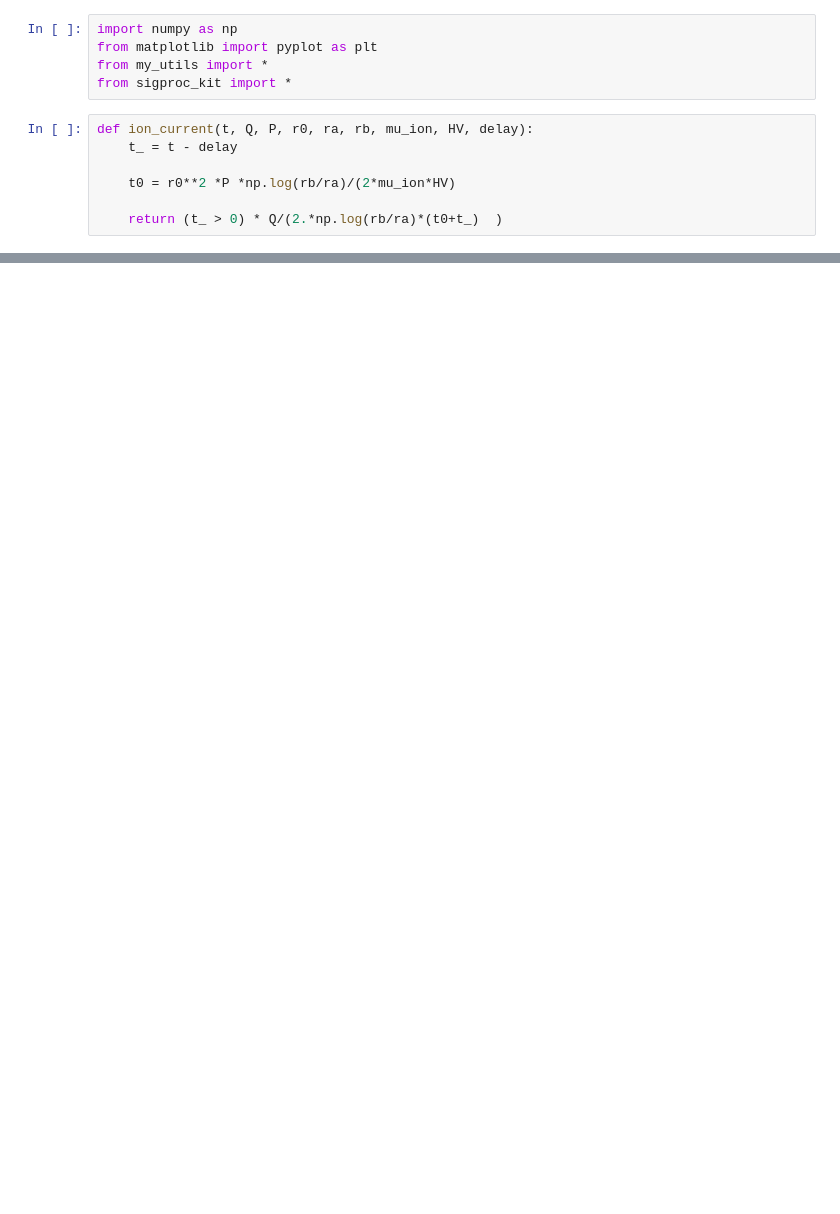
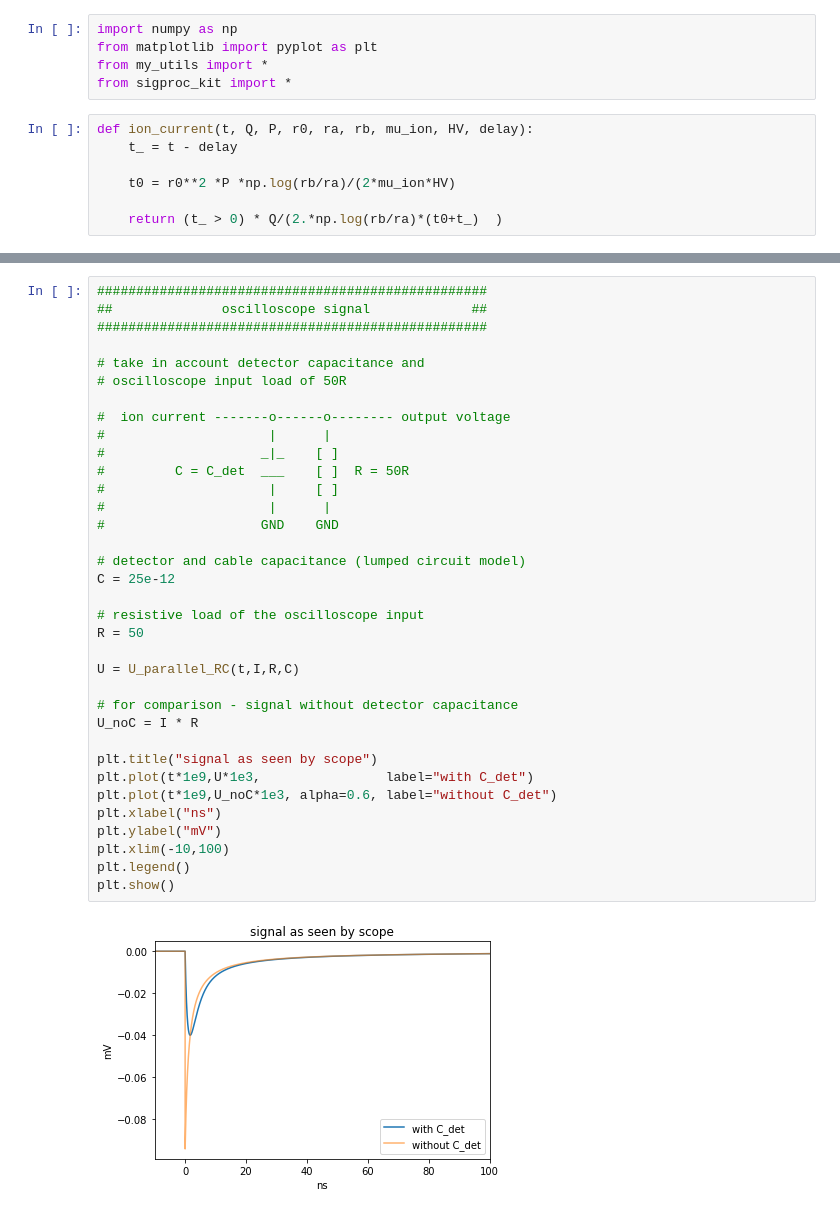
Before and after one commit to acidbourbon/lab_bench, a Jupyter notebook: workdir/jupyter/software_examples/sigproc_kit/drift_chamber_ideal.ipynb, the cells around one changed output, grey strips where cells are left out. Saved outputs shown, nothing was run; the diff lists cells and outputs as text; blank space fills up the shorter version.

```diff
--- a/workdir/jupyter/software_examples/sigproc_kit/drift_chamber_ideal.ipynb
+++ b/workdir/jupyter/software_examples/sigproc_kit/drift_chamber_ideal.ipynb
@@ -73,3 +94,40 @@ plt.show()
+# %%
+##################################################
+##              oscilloscope signal             ##
+##################################################
+
+# take in account detector capacitance and
+# oscilloscope input load of 50R
+
+#  ion current -------o------o-------- output voltage
+#                     |      |
+#                    _|_    [ ]
+#         C = C_det  ___    [ ]  R = 50R
+#                     |     [ ]
+#                     |      |
+#                    GND    GND
+
+# detector and cable capacitance (lumped circuit model)
+C = 25e-12
+
+# resistive load of the oscilloscope input
+R = 50
+
+U = U_parallel_RC(t,I,R,C)
+
+# for comparison - signal without detector capacitance
+U_noC = I * R
+
+plt.title("signal as seen by scope")
+plt.plot(t*1e9,U*1e3,                label="with C_det")
+plt.plot(t*1e9,U_noC*1e3, alpha=0.6, label="without C_det")
+plt.xlabel("ns")
+plt.ylabel("mV")
+plt.xlim(-10,100)
+plt.legend()
+plt.show()
+# %% [output]
+[figure, added]
 # %%
 ##################################################
 ##              Fe55 charge cloud               ##
```
Also changed, not shown: parts of 3 cells of this notebook.
